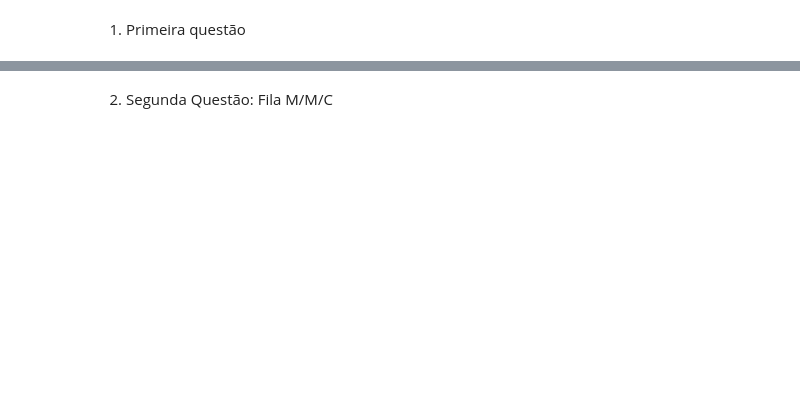
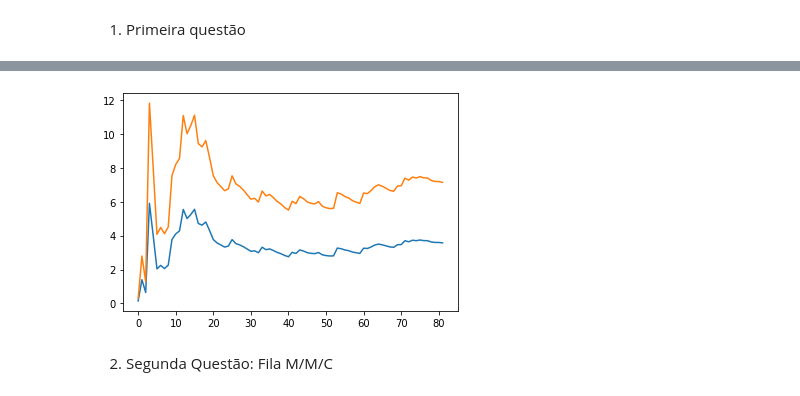
Before and after one commit to Joab-S/SimulacaoEstocasticaUFC, a Jupyter notebook: lista3_SimEst.ipynb, the cells around one changed output, grey strips where cells are left out. Saved outputs shown, nothing was run; the diff lists cells and outputs as text; code cells hidden in the pictures; blank space fills up the shorter version.

```diff
--- a/lista3_SimEst.ipynb
+++ b/lista3_SimEst.ipynb
@@ -88,14 +66,2 @@ def chegada(env):
-# %%
-def atendimento(env):
-  global N_CLIENTES
-  global PESSOA_TEMPO
-  global TEMPO
-
-  while (N_CLIENTES > 0):
-    yield env.timeout(np.random.exponential(TAXA_ATENDIMENTO))
-    N_CLIENTES = N_CLIENTES - 1
-    PESSOA_TEMPO.append(N_CLIENTES)
-    TEMPO.append(env.now)
-    #print("Alguem saiu   \t (N_CLIENTES = ", N_CLIENTES, " em t = ", str(env.now), ")")
 # %% [markdown]
 1. Primeira questão
@@ -133,0 +68,75 @@ mp.plot(f)
+# %%
+# a) Evolução do tempo médio e tamanho da fila ao longo do tempo.
+
+N_CLIENTES = 0
+TAXA_CHEGADA = 2
+TAXA_ATENDIMENTO = 3
+LIMITE = 300
+TEMPO_CHEGADA = []
+TEMPO_SAIDA = []
+PESSOAS_NO_TEMPO = []
+TEMPO = []
+
+def subItens(a, b):
+  c = []
+  n = len(a)
+  for i in range(n):
+    c.append(a[i] - b[i])
+  return c
+
+def chegada(env):
+  global N_CLIENTES
+  global PESSOAS_NO_TEMPO
+  global TEMPO_CHEGADA
+
+  while True:
+    yield env.timeout(np.random.exponential(TAXA_CHEGADA))
+    N_CLIENTES = N_CLIENTES + 1
+    PESSOAS_NO_TEMPO.append(N_CLIENTES)
+    TEMPO_CHEGADA.append(env.now)
+    TEMPO.append(env.now)
+    if (N_CLIENTES == 1):
+      env.process(atendimento(env))
+
+def atendimento(env):
+  global N_CLIENTES
+  global PESSOAS_NO_TEMPO
+  global TEMPO_SAIDA
+
+  while (N_CLIENTES > 0):
+    yield env.timeout(np.random.exponential(TAXA_ATENDIMENTO))
+    N_CLIENTES = N_CLIENTES - 1
+    TEMPO_SAIDA.append(env.now)
+
+def systemSim():
+  global CLIENTES
+  global PESSOAS_NO_TEMPO
+  global TEMPO_CHEGADA
+  global TEMPO_SAIDA
+
+  N_CLIENTES = 0
+  TEMPO_CHEGADA = []
+  TEMPO_SAIDA = []
+  PESSOAS_NO_TEMPO = []
+
+  env = sp.Environment()
+  env.process(chegada(env))
+  if (N_CLIENTES > 0):
+    env.process(atendimento(env))
+  env.run(until=LIMITE)
+
+  return (PESSOAS_NO_TEMPO, TEMPO_SAIDA, TEMPO_CHEGADA)
+
+systemSim()
+
+TEMPO_DE_ESPERA = subItens(TEMPO_SAIDA, TEMPO_CHEGADA)
+TEMPO_DE_ESPERA_MEDIO = []
+TAMANHO_MEDIO_FILA = []
+
+for i in range(len(TEMPO_DE_ESPERA)):
+  TEMPO_DE_ESPERA_MEDIO.append((TEMPO_SAIDA[i] - TEMPO_CHEGADA[i])/PESSOAS_NO_TEMPO[i])
+  TAMANHO_MEDIO_FILA.append(TAXA_CHEGADA*TEMPO_DE_ESPERA_MEDIO[i])
+
+mp.plot(TEMPO_DE_ESPERA_MEDIO, label="Tempo de espera médio")
+mp.plot(TAMANHO_MEDIO_FILA, label='Tamanho médio da fila')
+# %% [output]
@@ -134,2 +144,3 @@ mp.plot(f)
+[figure, added]
 # %% [markdown]
 2. Segunda Questão: Fila M/M/C
```
Also changed, not shown: parts of 7 cells of this notebook.
